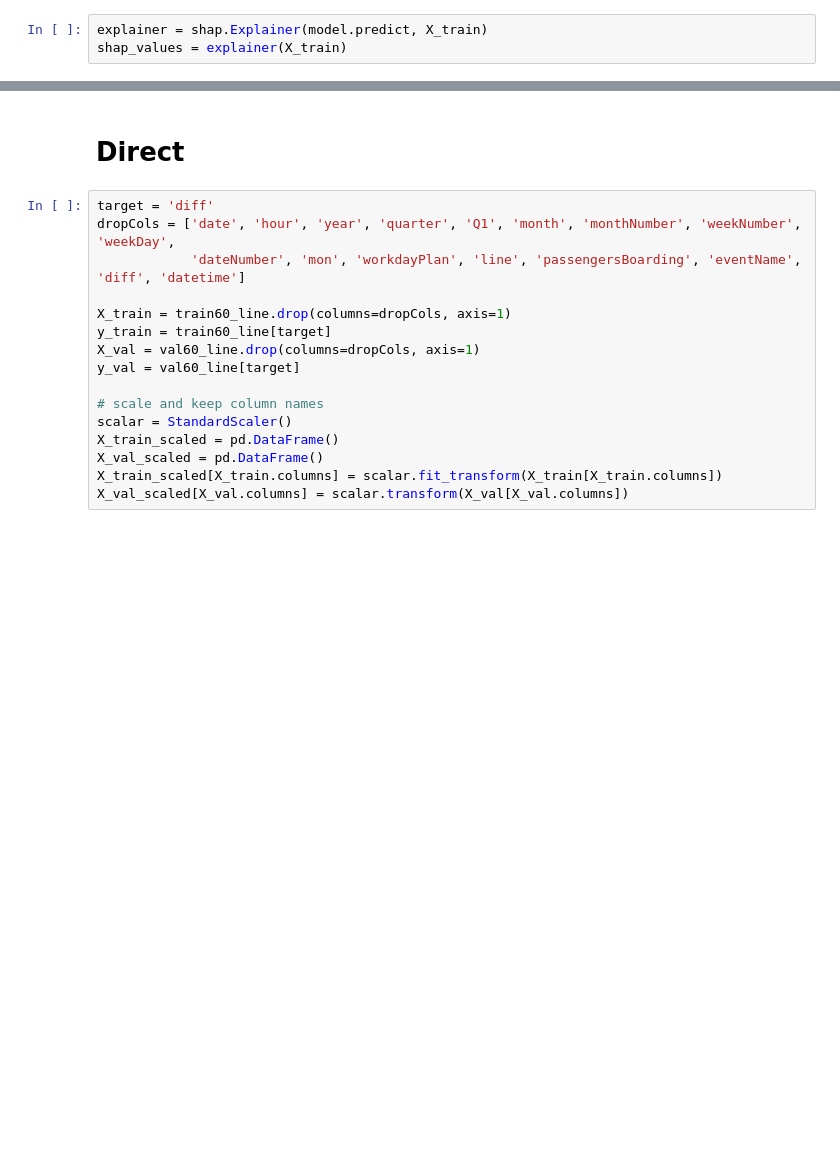
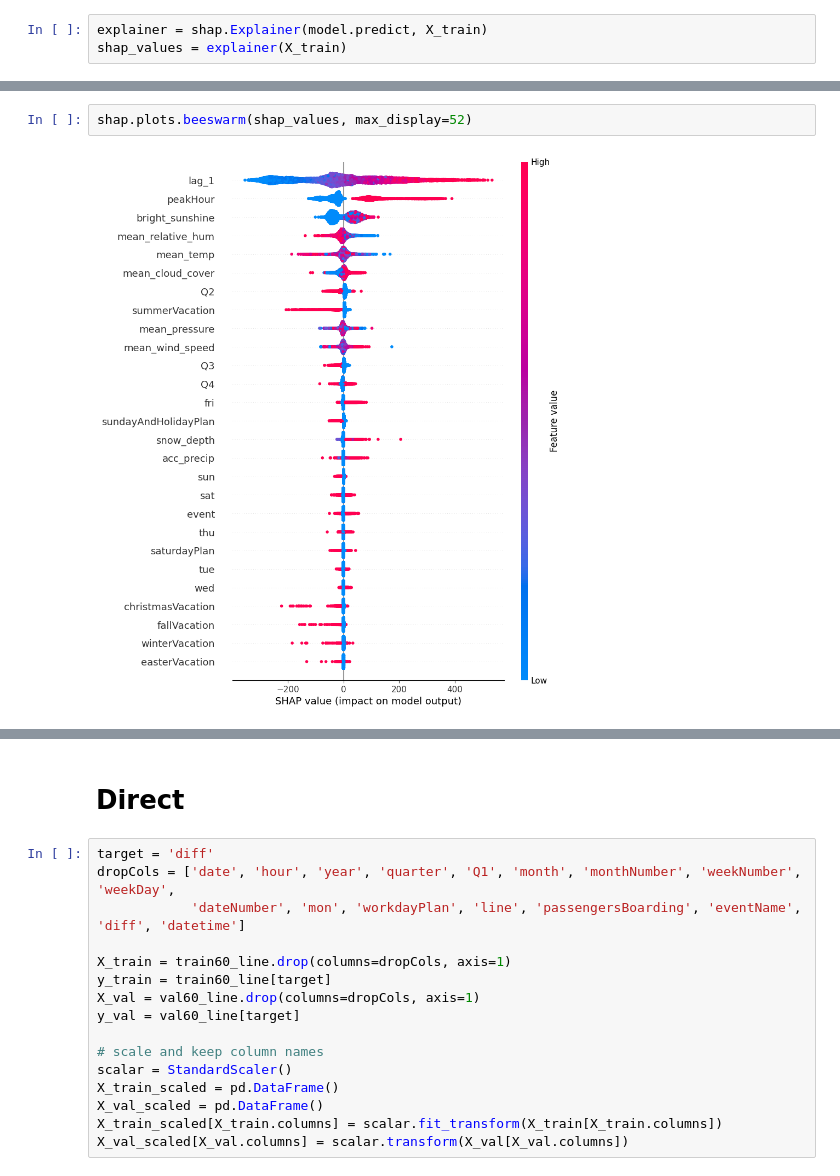
Before and after one commit to andr830g/Machine-Learning-Passenger-Forecasting, a Jupyter notebook: MachineLearningModelling.ipynb, the cells around one changed output, grey strips where cells are left out. Saved outputs shown, nothing was run; the diff lists cells and outputs as text; blank space fills up the shorter version.

```diff
--- a/MachineLearningModelling.ipynb
+++ b/MachineLearningModelling.ipynb
@@ -122,0 +127,4 @@ shap.plots.bar(shap_values, max_display=52)
+# %%
+shap.plots.beeswarm(shap_values, max_display=52)
+# %% [output]
+[figure, added]
```
Also changed, not shown: parts of 9 cells of this notebook.
